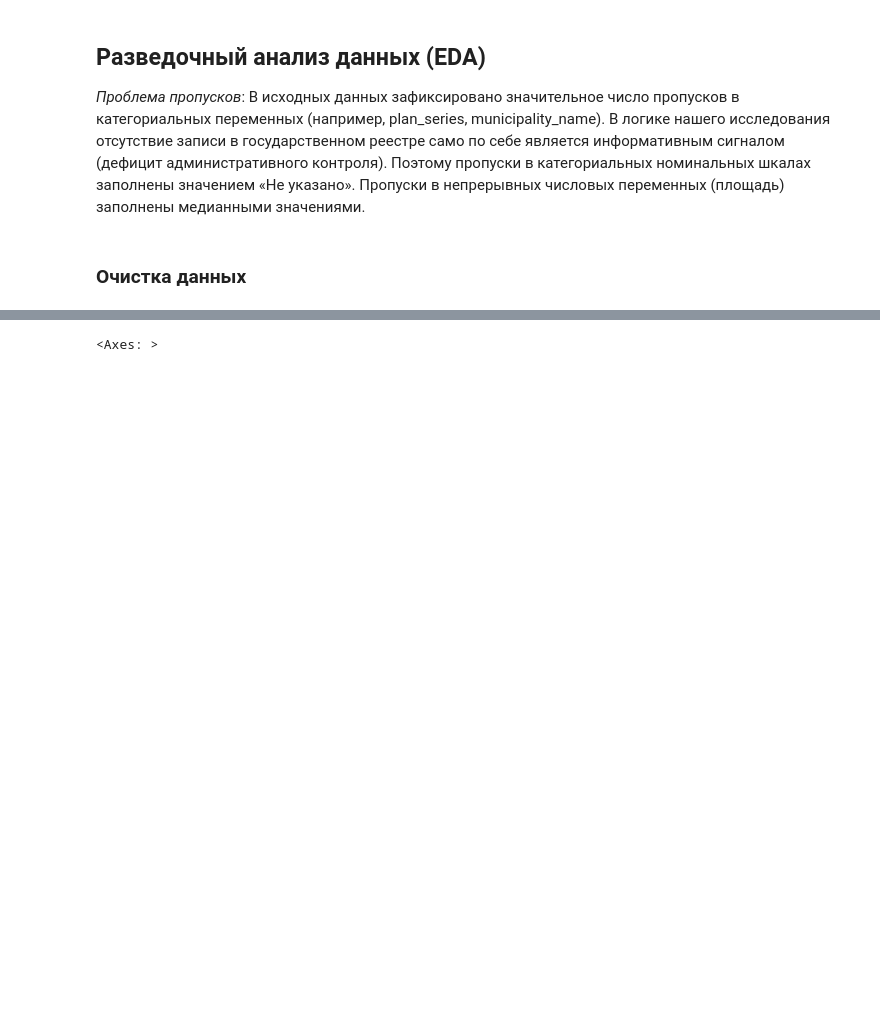
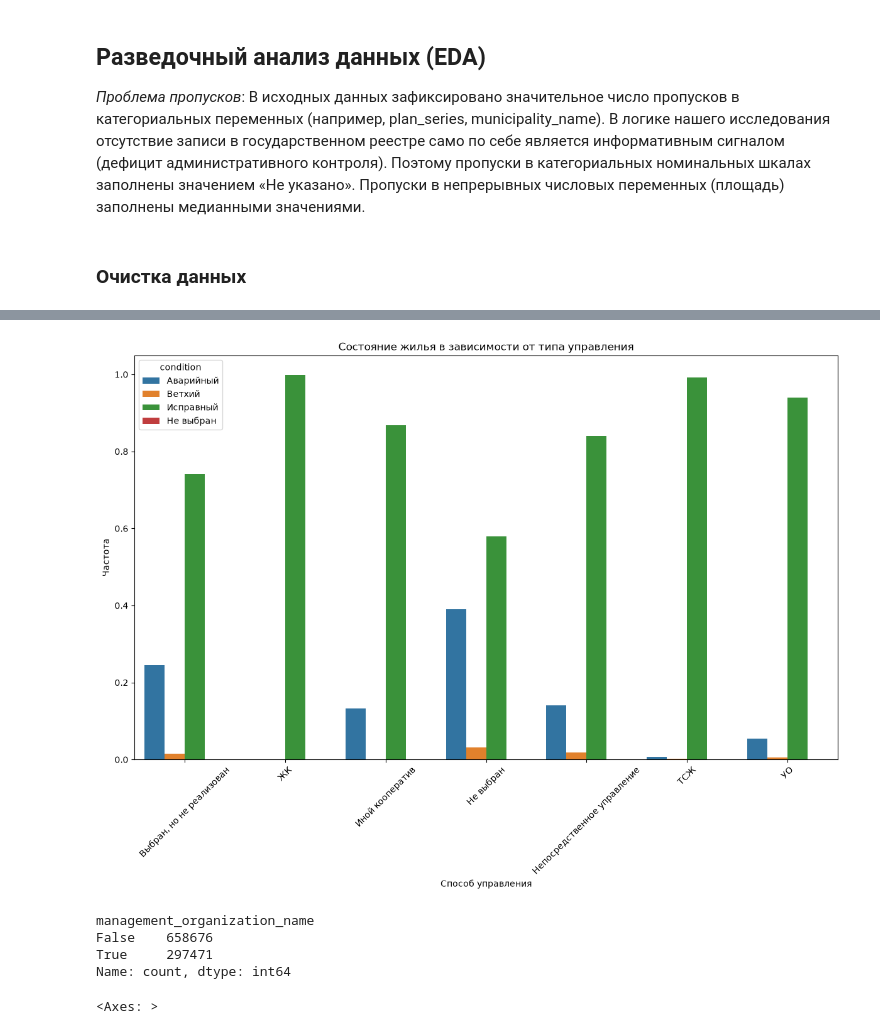
Before and after one commit to ascat41/HouseDeterioration, a Jupyter notebook: data_research.ipynb, the cells around one changed output, grey strips where cells are left out. Drawn from its saved outputs; the diff is of its cells as text; code cells hidden in the pictures; blank space fills up the shorter version.

```diff
--- a/data_research.ipynb
+++ b/data_research.ipynb
@@ -370,0 +413,4 @@ ValueError: Cannot index with multidimensional key
+# %%
+# Преобразование municipality_oktmo в строковое значение
+
+df["municipality_oktmo"] = df["municipality_oktmo"].astype("Int64").astype(str).fillna("Не указано")
@@ -371,3 +441,29 @@ ValueError: Cannot index with multidimensional key
+# %%
+# Состояние жилья в зависимости от типа управления
+
+import matplotlib.pyplot as plt
+import seaborn as sns
+
+temp = df.groupby(["house_management_type", "condition"])["condition"].count().rename("count").reset_index()
+temp["freq"] = temp["count"] / temp.groupby("house_management_type")["count"].transform("sum")
+
+fig, ax = plt.subplots(figsize=(12,9))
+sns.barplot(temp, x="house_management_type", y="freq", hue="condition", ax=ax)
+plt.title("Состояние жилья в зависимости от типа управления")
+plt.xticks(rotation=45)
+plt.xlabel("Способ управления")
+plt.ylabel("Частота")
+plt.tight_layout()
+plt.show()
+# %% [output]
+[figure, added]
+# %%
+df.management_organization_name.isna().value_counts()
+# %% [output]
+management_organization_name
+False    658676
+True     297471
+Name: count, dtype: int64
 # %%
 import seaborn as sns
 
```
Also changed, not shown: parts of 19 cells of this notebook.
